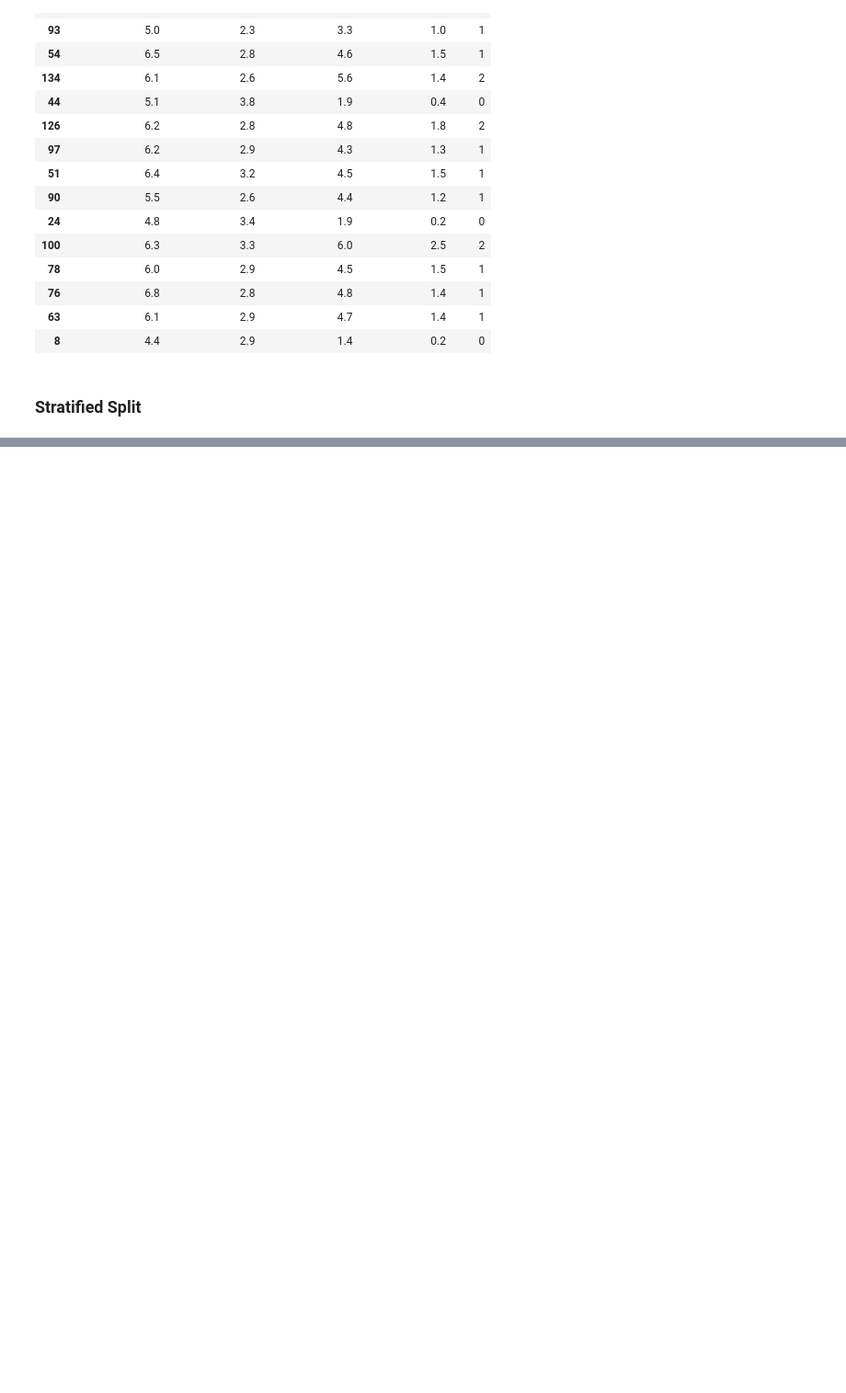
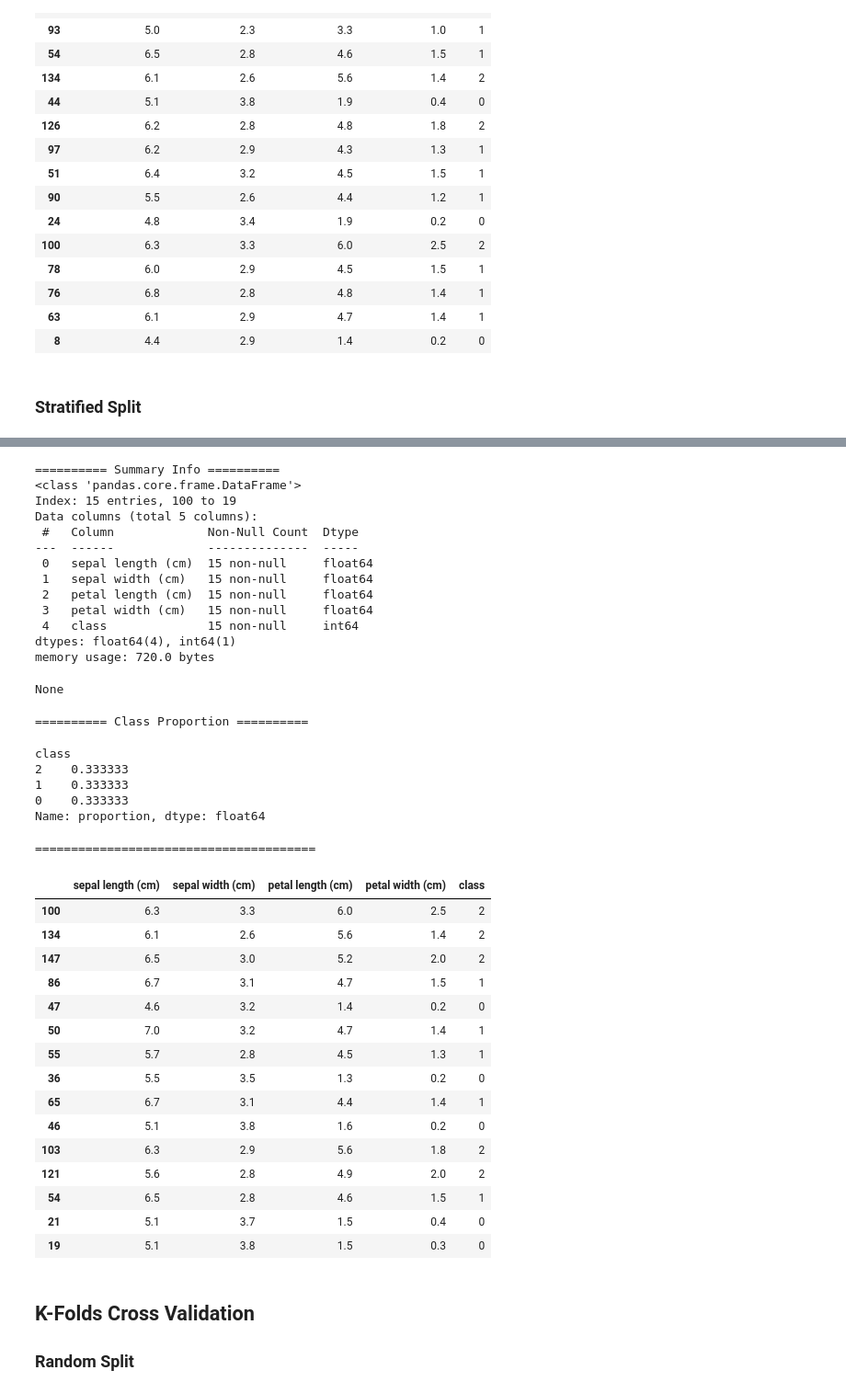
Before and after one commit to joakor89/Hyperparameter-Tuning-with-Python, a Jupyter notebook: chap_01/01_EMLM.ipynb, the cells around one changed output, grey strips where cells are left out. Shown at 92% size. Cells and saved outputs as stored; diff of their text form; code cells hidden in the pictures; blank space fills up the shorter version.

```diff
--- a/chap_01/01_EMLM.ipynb
+++ b/chap_01/01_EMLM.ipynb
@@ -209,0 +291,44 @@ Name: proportion, dtype: float64
+# %%
+get_data_summary(df_test)
+# %% [output]
+========== Summary Info ==========
+<class 'pandas.core.frame.DataFrame'>
+Index: 15 entries, 100 to 19
+Data columns (total 5 columns):
+ #   Column             Non-Null Count  Dtype
+---  ------             --------------  -----
+ 0   sepal length (cm)  15 non-null     float64
+ 1   sepal width (cm)   15 non-null     float64
+ 2   petal length (cm)  15 non-null     float64
+ 3   petal width (cm)   15 non-null     float64
+ 4   class              15 non-null     int64
+dtypes: float64(4), int64(1)
+memory usage: 720.0 bytes
+None
+========== Class Proportion ==========
+class
+2    0.333333
+1    0.333333
+0    0.333333
+Name: proportion, dtype: float64
+=======================================
+|  | sepal length (cm) | sepal width (cm) | petal length (cm) | petal width (cm) | class |
+| 100 | 6.3 | 3.3 | 6.0 | 2.5 | 2 |
+| 134 | 6.1 | 2.6 | 5.6 | 1.4 | 2 |
+| 147 | 6.5 | 3.0 | 5.2 | 2.0 | 2 |
+| 86 | 6.7 | 3.1 | 4.7 | 1.5 | 1 |
+| 47 | 4.6 | 3.2 | 1.4 | 0.2 | 0 |
+| 50 | 7.0 | 3.2 | 4.7 | 1.4 | 1 |
+| 55 | 5.7 | 2.8 | 4.5 | 1.3 | 1 |
+| 36 | 5.5 | 3.5 | 1.3 | 0.2 | 0 |
+| 65 | 6.7 | 3.1 | 4.4 | 1.4 | 1 |
+| 46 | 5.1 | 3.8 | 1.6 | 0.2 | 0 |
+| 103 | 6.3 | 2.9 | 5.6 | 1.8 | 2 |
+| 121 | 5.6 | 2.8 | 4.9 | 2.0 | 2 |
+| 54 | 6.5 | 2.8 | 4.6 | 1.5 | 1 |
+| 21 | 5.1 | 3.7 | 1.5 | 0.4 | 0 |
+| 19 | 5.1 | 3.8 | 1.5 | 0.3 | 0 |
+# %% [markdown]
+## K-Folds Cross Validation
+
+### Random Split
```
Also changed, not shown: parts of 3 cells of this notebook.
